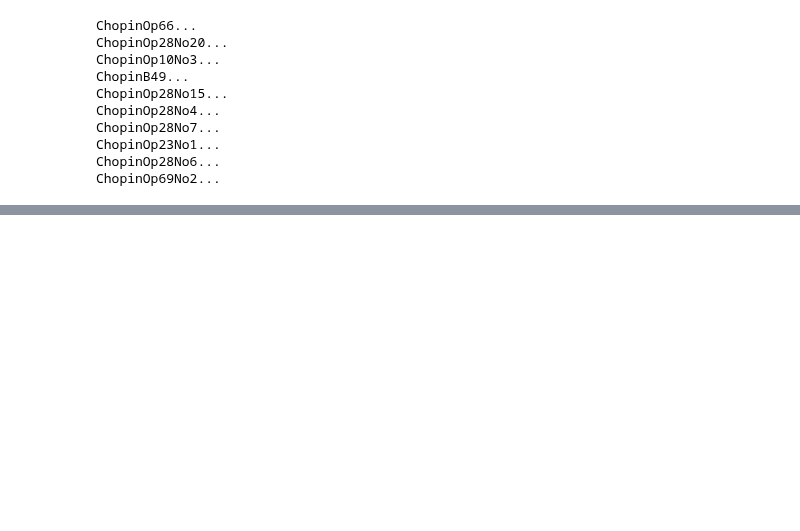
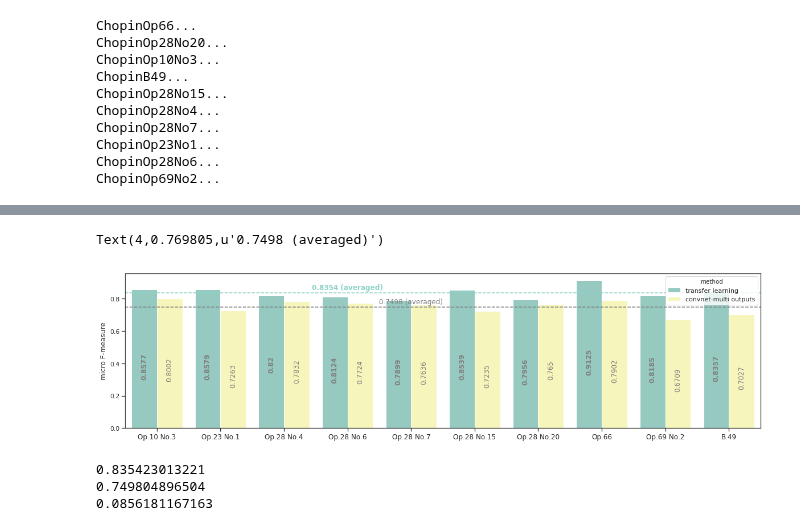
Before and after one commit to beiciliang/sustain-pedal-detection, a Jupyter notebook: 4. test on real audio data.ipynb, the cells around one changed output, grey strips where cells are left out. Cells and saved outputs as stored; diff of their text form; code cells hidden in the pictures; blank space fills up the shorter version.

```diff
--- a/4. test on real audio data.ipynb
+++ b/4. test on real audio data.ipynb
@@ -853,0 +884,8 @@ ax2.tick_params('y', colors='black')
+# %%
+from sklearn.metrics import classification_report
+save_dir = os.path.join(DIR_REAL_DATA, 'reference')
+
+y = np.load(os.path.join(save_dir, 'transfer-learning-y_segment.npz'))
+filename_records = y['filename_record']
+y_trues = y['y_true']
+y_preds = y['y_pred']
@@ -853,0 +921,38 @@ ax2.tick_params('y', colors='black')
+# %%
+import seaborn as sns
+plt.figure(figsize=(20,5))
+sns.set(style="ticks", palette='Set3')
+order_name = ["Op.10 No.3","Op.23 No.1","Op.28 No.4","Op.28 No.6","Op.28 No.7",
+              "Op.28 No.15","Op.28 No.20","Op.66","Op.69 No.2","B.49"]
+order_tf = [df_microf1.loc[(df_microf1['passage'] == name)&(df_microf1['method'] == 'transfer learning')].microf1.values[0] for name in order_name]
+order_pre = [df_microf1.loc[(df_microf1['passage'] == name)&(df_microf1['method'] == 'convnet-multi outputs')].microf1.values[0] for name in order_name]
+order_tf_label = [str(np.round(s,4)) for s in order_tf]
+order_pre_label = [str(np.round(s,4)) for s in order_pre]
+
+current_palette = sns.color_palette()
+ax = sns.barplot(x="passage", y="microf1", hue="method", data=df_microf1,order=order_name)
+xticks_loc, _ = plt.xticks(fontsize=12)
+for tick in range(len(xticks_loc)):
+    ax.text(xticks_loc[tick]-0.2, order_tf[tick]/2, order_tf_label[tick],rotation=90,
+            horizontalalignment='center', fontsize=12, color='gray', weight='bold')
+    ax.text(xticks_loc[tick]+0.2, order_pre[tick]/2, order_pre_label[tick],rotation=90,
+            horizontalalignment='center', fontsize=12, color='gray')
+ax.set_ylabel('micro F-measure')
+ax.set_xlabel("")
+plt.axhline(y=np.mean(order_tf), linestyle='--', color=current_palette[0])
+ax.text(3, np.mean(order_tf)+0.02,'0.8354 (averaged)',
+        horizontalalignment='center', fontsize=12, color=current_palette[0], weight='bold')
+plt.axhline(y=np.mean(np.mean(order_pre)), linestyle='--', color='gray')
+ax.text(4, np.mean(order_pre)+0.02,'0.7498 (averaged)',
+        horizontalalignment='center', fontsize=12, color='gray')
+# %% [output]
+Text(4,0.769805,u'0.7498 (averaged)')
+[figure, added]
+# %%
+print(np.mean(order_tf))
+print(np.mean(order_pre))
+print(np.mean(order_tf)-np.mean(order_pre))
+# %% [output]
+0.835423013221
+0.749804896504
+0.0856181167163
```
Also changed, not shown: parts of 23 cells of this notebook.
